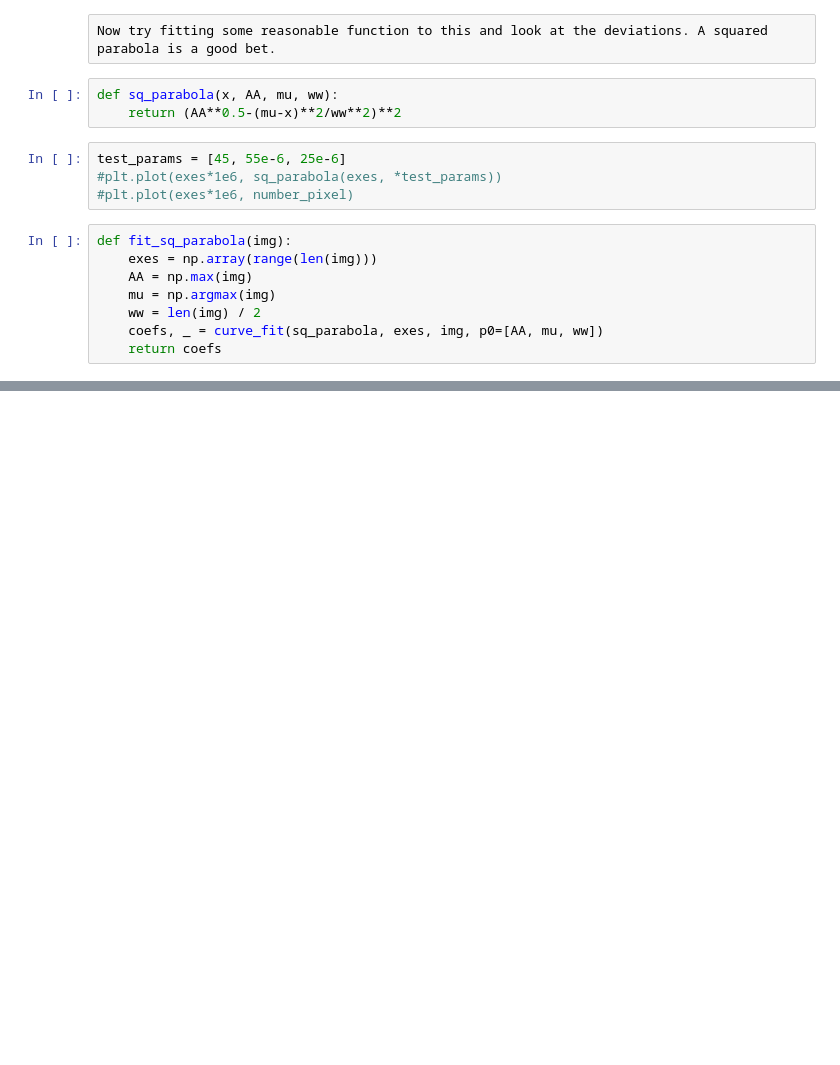
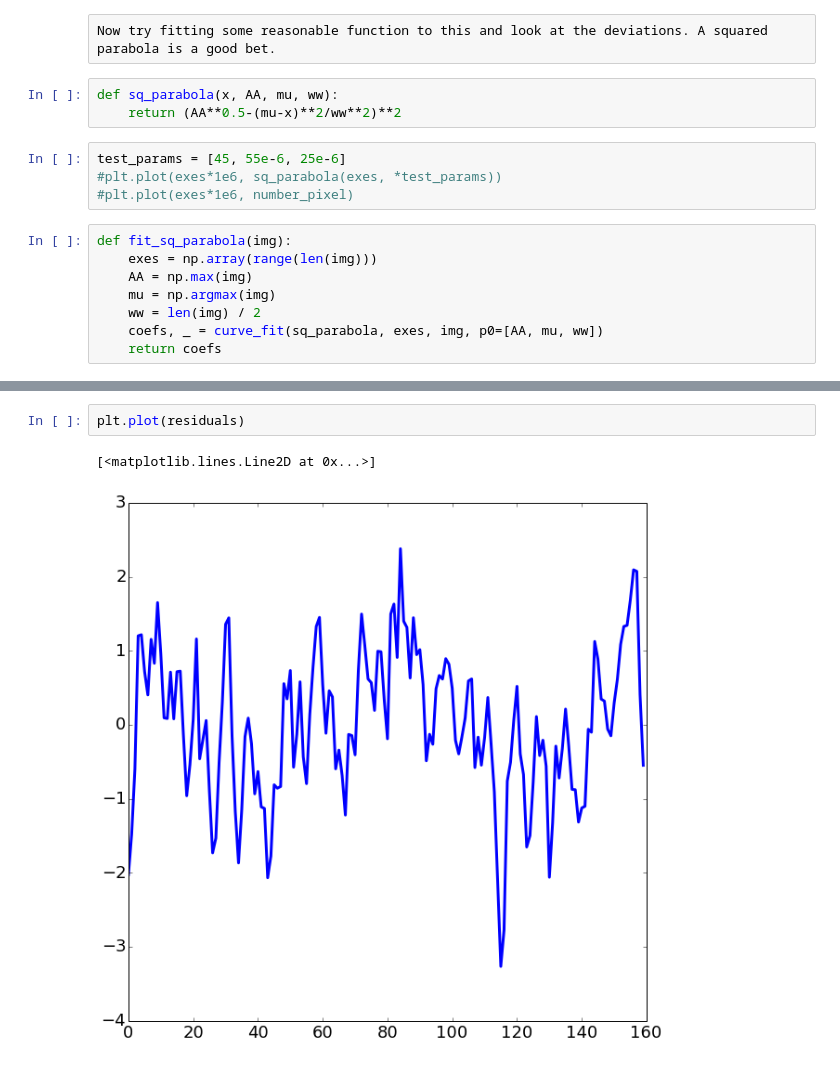
Before and after one commit to levlab-atomchip/BECy_stats, a Jupyter notebook: notebooks/atom_shot_noise.ipynb, the cells around one changed output, grey strips where cells are left out. Cells and saved outputs as stored; diff of their text form; blank space fills up the shorter version.

```diff
--- a/notebooks/atom_shot_noise.ipynb
+++ b/notebooks/atom_shot_noise.ipynb
@@ -85,0 +86,5 @@ plt.plot(number_pixel_fit, residuals, 'o')
+# %%
+plt.plot(residuals)
+# %% [output]
+[<matplotlib.lines.Line2D at 0x...>]
+[figure, added]
```
Also changed, not shown: parts of 4 cells of this notebook, 5 other files.
